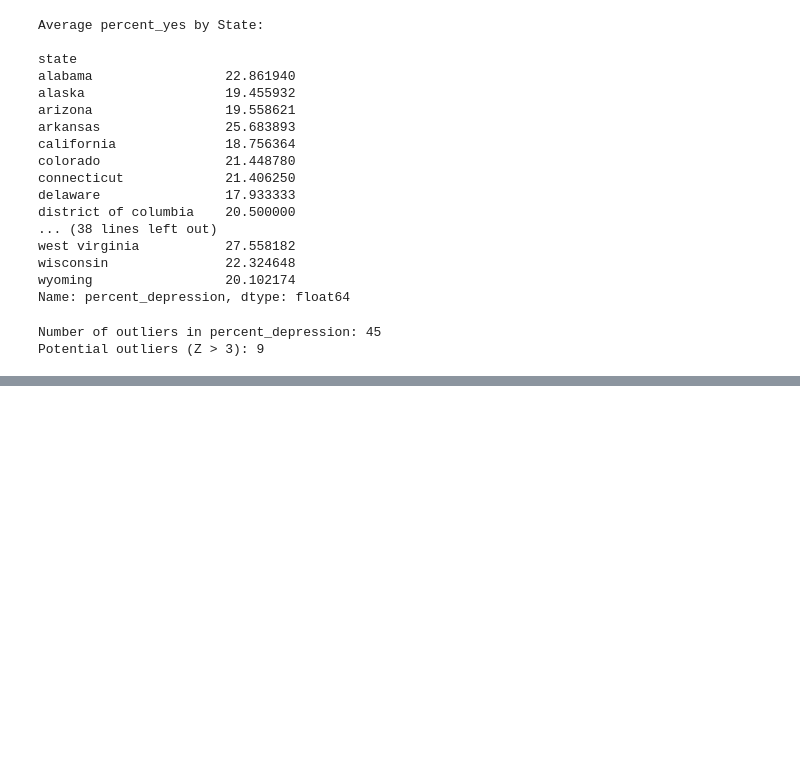
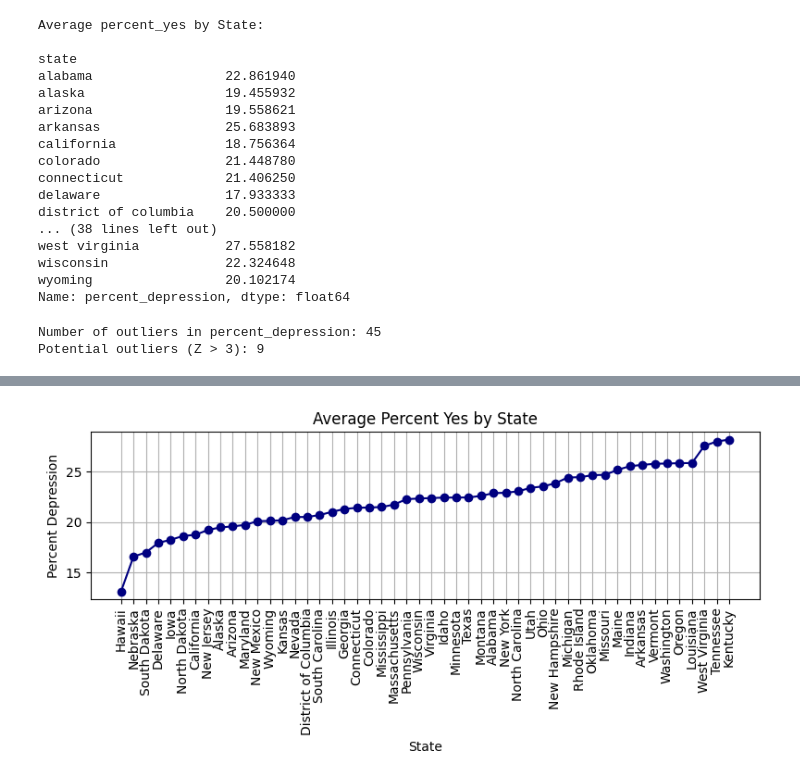
Before and after one commit to d-jason32/Data_Science_data_analysis_and_storytelling, a Jupyter notebook: dataset2.ipynb, the cells around one changed output, grey strips where cells are left out. Cells and saved outputs as stored; diff of their text form; code cells hidden in the pictures; blank space fills up the shorter version.

```diff
--- a/dataset2.ipynb
+++ b/dataset2.ipynb
@@ -373,0 +409,15 @@ Potential outliers (Z > 3): 9
+# %%
+# Group by state and compute the average
+avg_state = df.groupby("state")["percent_depression"].mean().sort_values()
+
+plt.figure(figsize=(8,4))
+plt.plot(avg_state.index, avg_state.values, marker='o', linestyle='-', color='navy')
+plt.title("Average Percent Yes by State")
+plt.xlabel("State")
+plt.ylabel("Percent Depression")
+plt.xticks(rotation=90)
+plt.grid(True)
+plt.tight_layout()
+plt.show()
+# %% [output]
+[figure, added]
```
Also changed, not shown: parts of 5 cells of this notebook, 1 other file.
